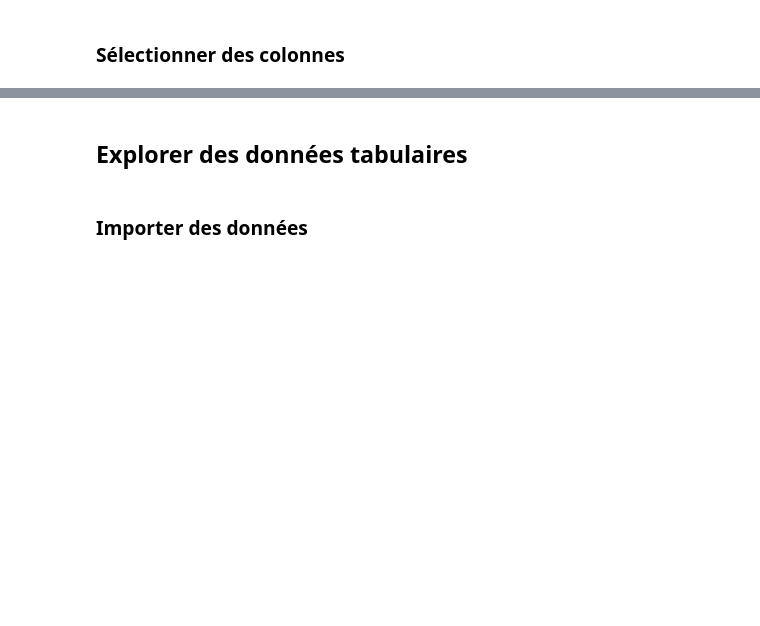
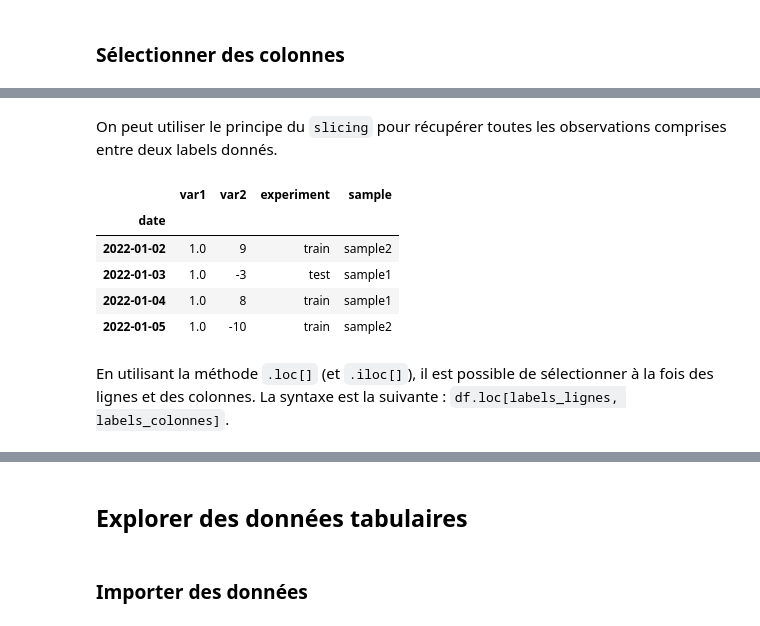
Before and after one commit to InseeFrLab/formation-python-initiation, a Jupyter notebook: source/manipulation/pandas/tutorial.ipynb, the cells around one changed output, grey strips where cells are left out. Drawn from its saved outputs; the diff is of its cells as text; code cells hidden in the pictures; blank space fills up the shorter version.

```diff
--- a/source/manipulation/pandas/tutorial.ipynb
+++ b/source/manipulation/pandas/tutorial.ipynb
@@ -119,0 +223,13 @@ Index(['2022-01-01', '2022-01-02', '2022-01-03', '2022-01-04', '2022-01-05'], dt
+# %% [markdown]
+On peut utiliser le principe du `slicing` pour récupérer toutes les observations comprises entre deux labels donnés.
+# %%
+df.loc["2022-01-02":"2022-01-05"]
+# %% [output]
+|  | var1 | var2 | experiment | sample |
+| date |  |  |  |  |
+| 2022-01-02 | 1.0 | 9 | train | sample2 |
+| 2022-01-03 | 1.0 | -3 | test | sample1 |
+| 2022-01-04 | 1.0 | 8 | train | sample1 |
+| 2022-01-05 | 1.0 | -10 | train | sample2 |
+# %% [markdown]
+En utilisant la méthode `.loc[]` (et `.iloc[]`), il est possible de sélectionner à la fois des lignes et des colonnes. La syntaxe est la suivante : `df.loc[labels_lignes, labels_colonnes]`.
```
Also changed, not shown: parts of 43 cells of this notebook.
